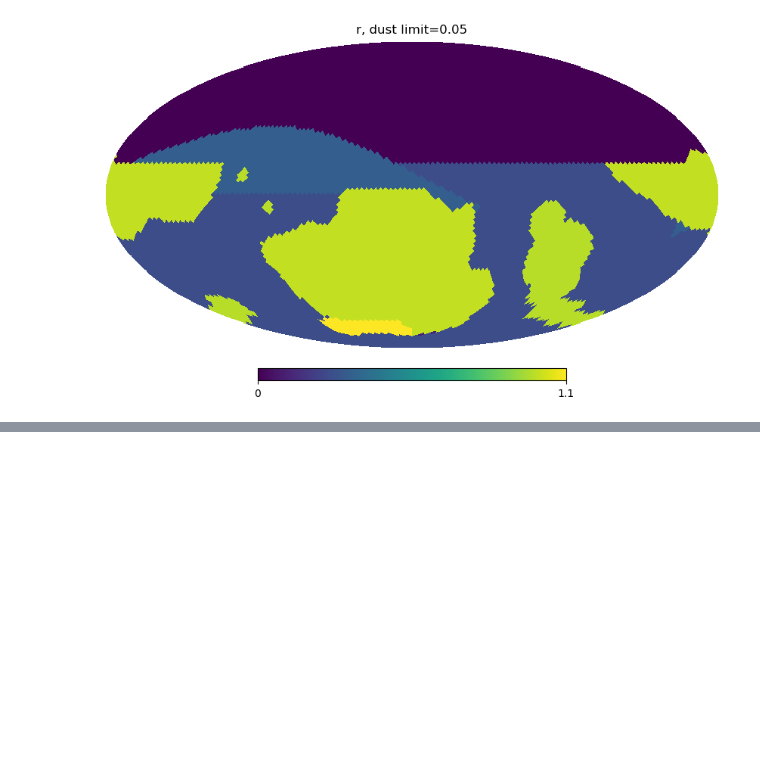
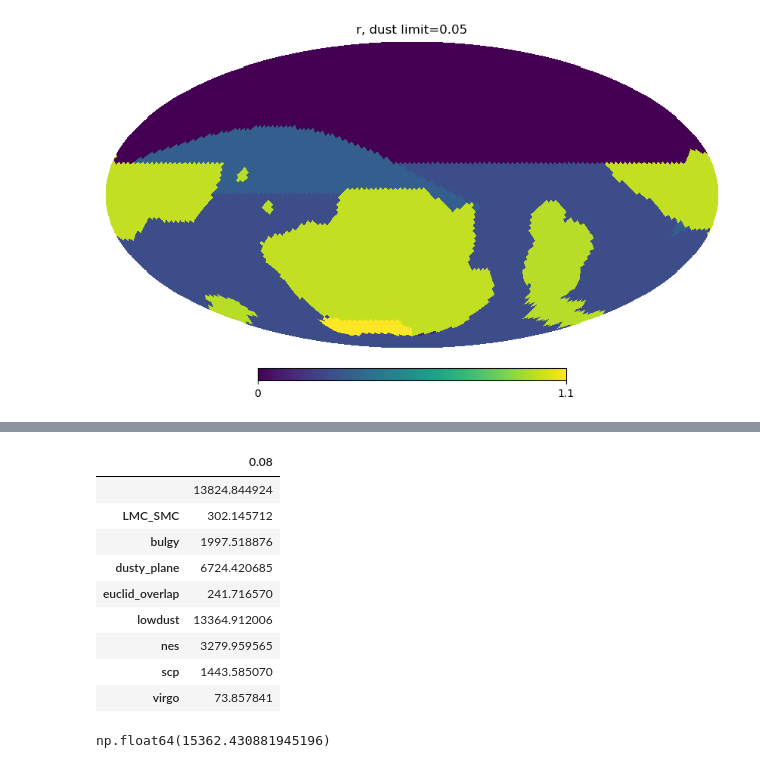
Before and after one commit to lsst-sims/sims_featureScheduler_runs5.3, a Jupyter notebook: shrink_fp/footprint_variations.ipynb, the cells around one changed output, grey strips where cells are left out. Saved outputs shown, nothing was run; the diff lists cells and outputs as text; code cells hidden in the pictures; blank space fills up the shorter version.

```diff
--- a/shrink_fp/footprint_variations.ipynb
+++ b/shrink_fp/footprint_variations.ipynb
@@ -53,0 +87,17 @@ df
+# %%
+df_shrink
+# %% [output]
+|  | 0.08 |
+|  | 13824.844924 |
+| LMC_SMC | 302.145712 |
+| bulgy | 1997.518876 |
+| dusty_plane | 6724.420685 |
+| euclid_overlap | 241.716570 |
+| lowdust | 13364.912006 |
+| nes | 3279.959565 |
+| scp | 1443.585070 |
+| virgo | 73.857841 |
+# %%
+df_shrink[0.08]["lowdust"] + df_shrink[0.08]["bulgy"]
+# %% [output]
+np.float64(15362.430881945196)
```
Also changed, not shown: parts of 5 cells of this notebook, 3 other files.
